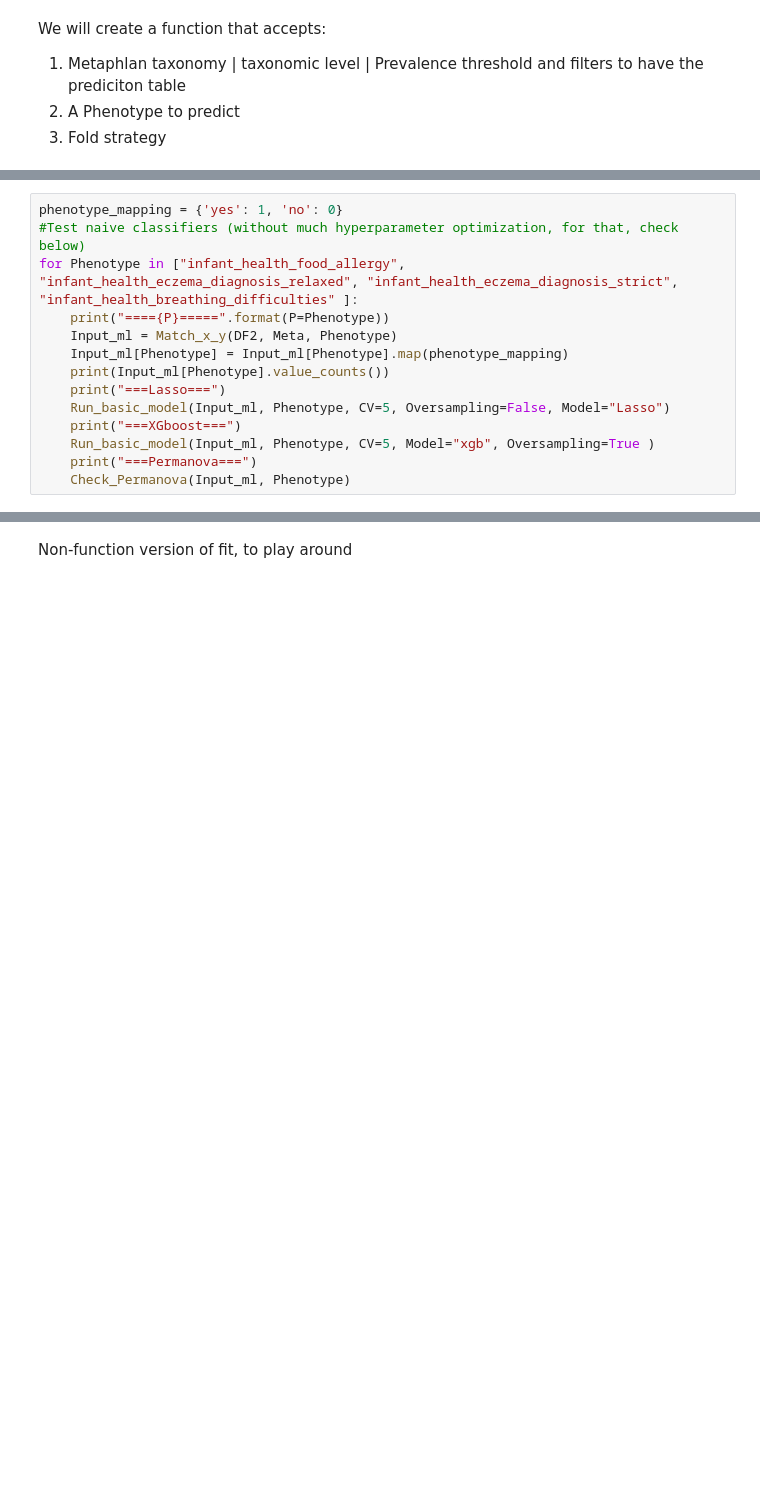
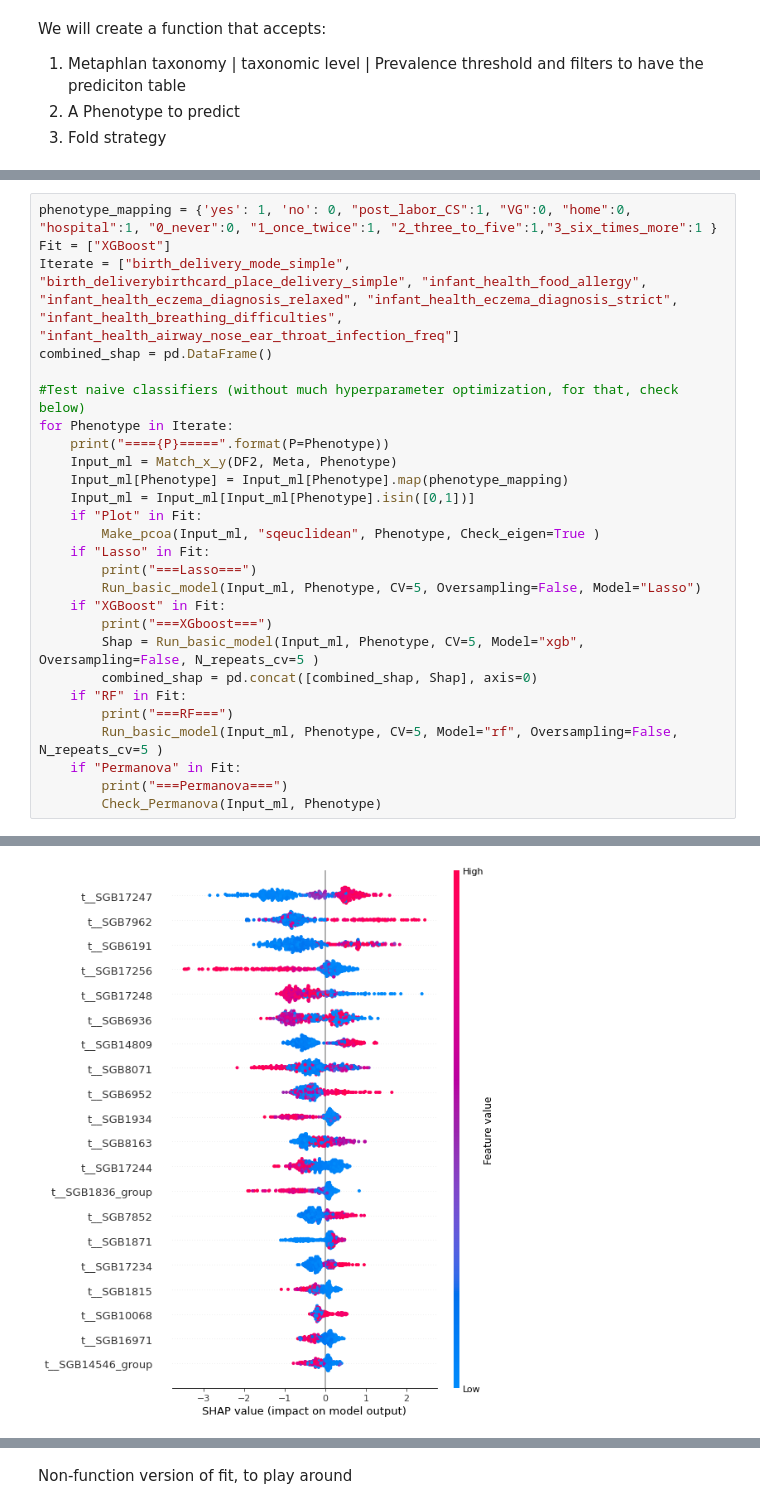
Before and after one commit to sergioSEa/lonely_scripts, a Jupyter notebook: UMCG-genetics/Prediction_phenotypes_M1Micrbiome.ipynb, the cells around one changed output, grey strips where cells are left out. Saved outputs shown, nothing was run; the diff lists cells and outputs as text; blank space fills up the shorter version.

Commit message:
shap and yadayda

```diff
--- a/UMCG-genetics/Prediction_phenotypes_M1Micrbiome.ipynb
+++ b/UMCG-genetics/Prediction_phenotypes_M1Micrbiome.ipynb
@@ -187,15 +266,28 @@ DF2 = Prepare_features_X(DF, Level="all", Prev_threshold=0.2, Transform="clr" )
 # %%
-phenotype_mapping = {'yes': 1, 'no': 0}
+phenotype_mapping = {'yes': 1, 'no': 0, "post_labor_CS":1, "VG":0, "home":0, "hospital":1, "0_never":0, "1_once_twice":1, "2_three_to_five":1,"3_six_times_more":1 }
+Fit = ["XGBoost"]
+Iterate = ["birth_delivery_mode_simple", "birth_deliverybirthcard_place_delivery_simple", "infant_health_food_allergy", "infant_health_eczema_diagnosis_relaxed", "infant_health_eczema_diagnosis_strict", "infant_health_breathing_difficulties", "infant_health_airway_nose_ear_throat_infection_freq"]
+combined_shap = pd.DataFrame()
+
 #Test naive classifiers (without much hyperparameter optimization, for that, check below)
-for Phenotype in ["infant_health_food_allergy", "infant_health_eczema_diagnosis_relaxed", "infant_health_eczema_diagnosis_strict", "infant_health_breathing_difficulties" ]:
+for Phenotype in Iterate:
     print("===={P}=====".format(P=Phenotype))
     Input_ml = Match_x_y(DF2, Meta, Phenotype)
     Input_ml[Phenotype] = Input_ml[Phenotype].map(phenotype_mapping)
-    print(Input_ml[Phenotype].value_counts())
-    print("===Lasso===")
-    Run_basic_model(Input_ml, Phenotype, CV=5, Oversampling=False, Model="Lasso")
-    print("===XGboost===")
-    Run_basic_model(Input_ml, Phenotype, CV=5, Model="xgb", Oversampling=True )
-    print("===Permanova===")
-    Check_Permanova(Input_ml, Phenotype)
+    Input_ml = Input_ml[Input_ml[Phenotype].isin([0,1])]
+    if "Plot" in Fit:
+        Make_pcoa(Input_ml, "sqeuclidean", Phenotype, Check_eigen=True )
+    if "Lasso" in Fit:
+        print("===Lasso===")
+        Run_basic_model(Input_ml, Phenotype, CV=5, Oversampling=False, Model="Lasso")
+    if "XGBoost" in Fit:
+        print("===XGboost===")
+        Shap = Run_basic_model(Input_ml, Phenotype, CV=5, Model="xgb", Oversampling=False, N_repeats_cv=5 )
+        combined_shap = pd.concat([combined_shap, Shap], axis=0)
+    if "RF" in Fit:
+        print("===RF===")
+        Run_basic_model(Input_ml, Phenotype, CV=5, Model="rf", Oversampling=False, N_repeats_cv=5 )
+    if "Permanova" in Fit:
+        print("===Permanova===")
+        Check_Permanova(Input_ml, Phenotype)
 # %% [output]
@@ -218,0 +298 @@ Permanova of infant_health_breathing_difficulties has a P-value (999 perm) of 0.
+[figure, added]
```
Also changed, not shown: parts of 18 cells of this notebook.
